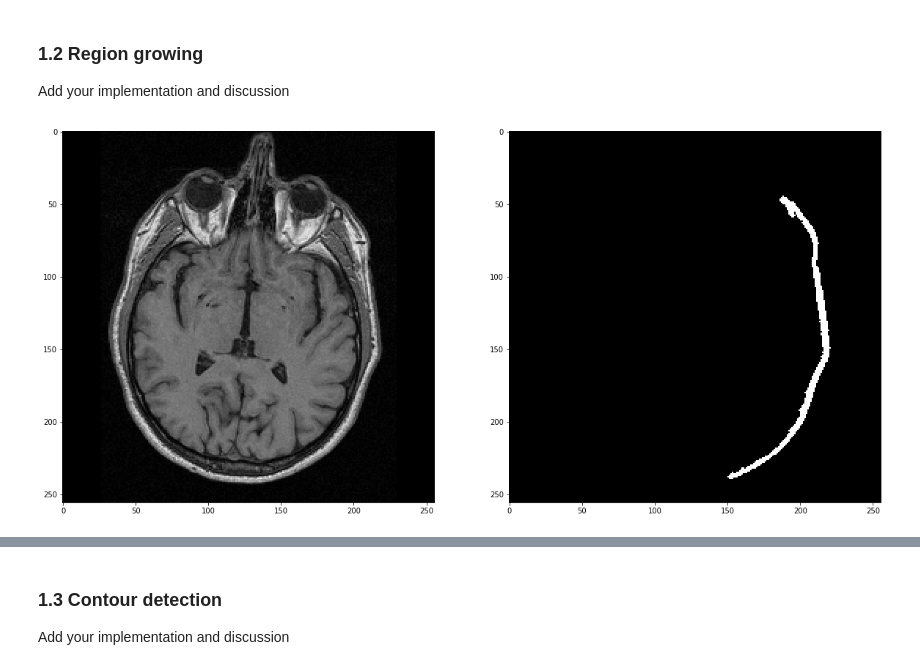
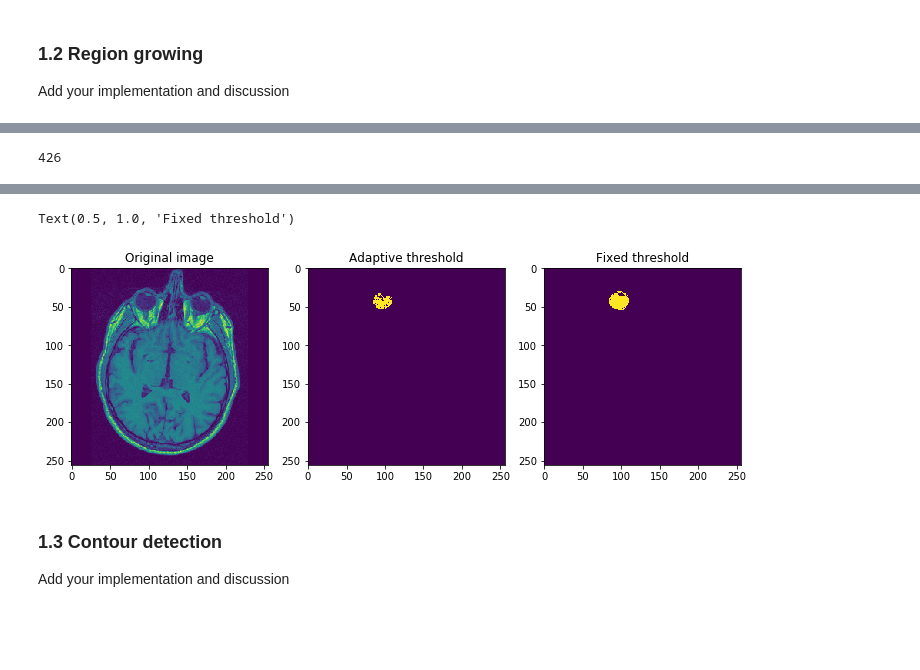
Before and after one commit to JelenaBanjac/image-analysis, a Jupyter notebook: labs/lab_01_segmentation.ipynb, the cells around one changed output, grey strips where cells are left out. Cells and saved outputs as stored; diff of their text form; code cells hidden in the pictures; blank space fills up the shorter version.

Commit message:
Add region growing

```diff
--- a/labs/lab_01_segmentation.ipynb
+++ b/labs/lab_01_segmentation.ipynb
@@ -114,15 +55,46 @@ def region_growing(img, seed):
-# %%
-boxes = []
-
-resized = cv2.resize(brain_im, dsize=(256, 256))
-
-fig, ax = plt.subplots(1, 2, figsize=(20, 10))
-ax[0].imshow(resized, cmap='gray')
-# ax.set_title(f'MRI brain image ({im_h} px, {im_w} px)')
-# ax.axis('off')
-
-ax[1].imshow(region_growing(resized, (200,200)), cmap='gray')
-
-plt.show()
-# %% [output]
-[figure, removed]
+# %%
+def region_growing(img, new_img, x, y, threshold):
+    if new_img[x, y] != 0 or x < 0 or y < 0 or x >= img.shape[0] or y >= img.shape[1]:
+        return
+    else:
+        new_img[x, y] = 255
+        for step_x, step_y in zip([-1, 1, 0, 0, 1, -1, -1, 1], [0, 0, -1, 1, 1, -1, 1, -1]):
+            step_x += x
+            step_y += y
+            if (abs(int(img[x, y]) - img[step_x, step_y])) < threshold:
+                region_growing(img, new_img, step_x, step_y, threshold)
+
+
+imgs = []
+import imageio
+
+def region_growing2(img, new_img, x, y, target, threshold):
+    if new_img[x, y] == 0 and x >= 0 and y >= 0 and x < img.shape[0] and y < img.shape[1]:
+        imgs.append(np.matrix(new_img))
+        new_img[x, y] = 255
+        for step_x, step_y in zip([-1, 1, 0, 0, 1, -1, -1, 1], [0, 0, -1, 1, 1, -1, 1, -1]):
+            if (abs(target - img[step_x + x, step_y + y])) < threshold:
+                region_growing2(img, new_img, step_x + x, step_y + y, target, threshold)
+
+
+resized = cv2.resize(brain_im, dsize=(256, 256))
+new_img1 = np.zeros(brain_im.shape)
+new_img2 = np.zeros(brain_im.shape)
+
+region_growing(resized, new_img1, 45, 95, 4)
+region_growing2(resized, new_img2, 45, 95, 23, 13)
+
+print(len(imgs))
+imageio.mimsave('test.gif', imgs, duration=0.01)
+
+fig = plt.figure(figsize=(12, 6))
+ax = fig.add_subplot(131)
+ax.imshow(resized)
+ax.set_title('Original image')
+ax = fig.add_subplot(132)
+ax.imshow(new_img1)
+ax.set_title('Adaptive threshold')
+ax = fig.add_subplot(133)
+ax.imshow(new_img2)
+ax.set_title('Fixed threshold')
+# %% [output]
@@ -128,0 +118 @@ plt.show()
+426
@@ -129,3 +136,5 @@ plt.show()
+Text(0.5, 1.0, 'Fixed threshold')
+[figure, added]
 # %% [markdown]
 ### 1.3 Contour detection
 Add your implementation and discussion
```
Also changed, not shown: parts of 7 cells of this notebook, 2 other files.
